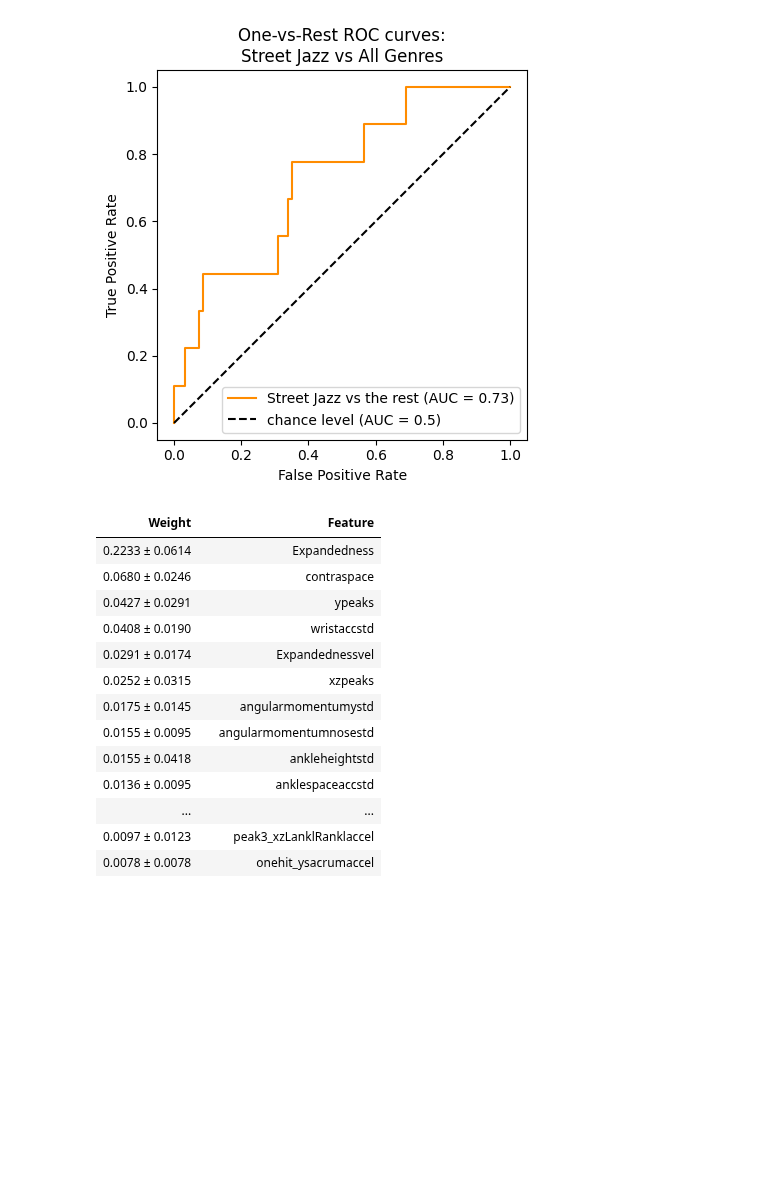
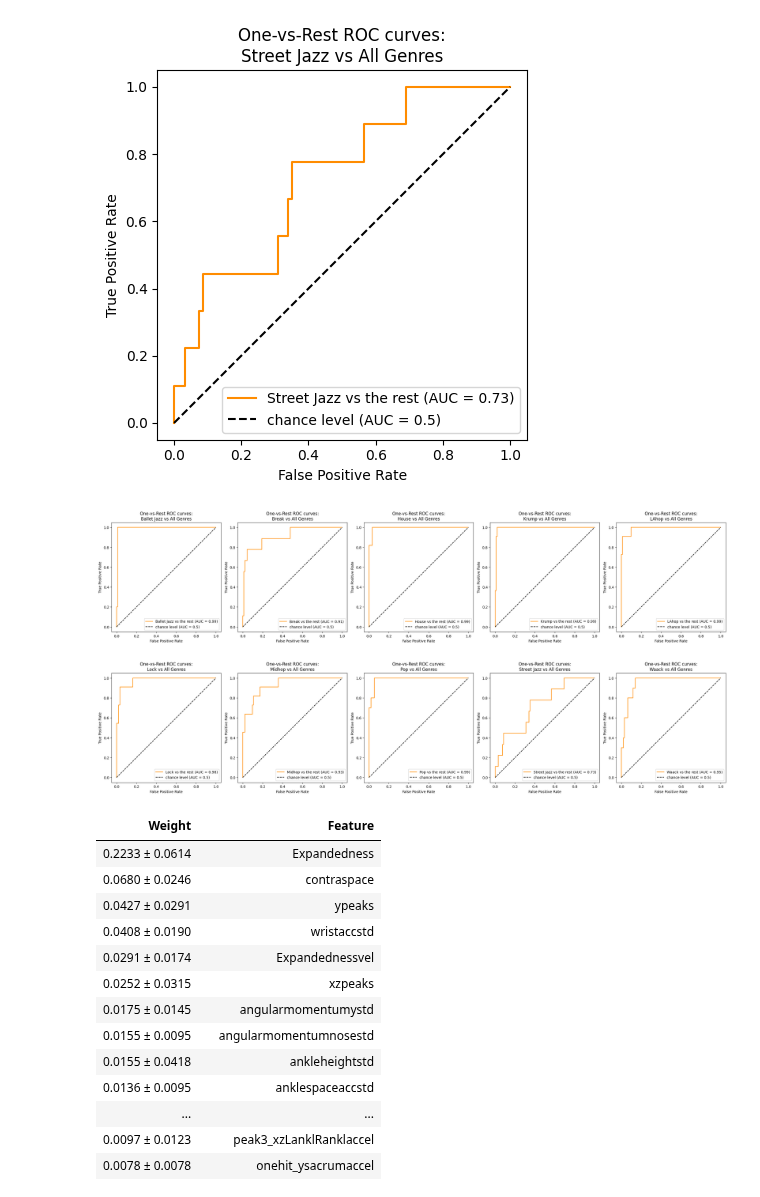
Before and after one commit to tBenBaker/MovementClassifier, a Jupyter notebook: DanceProj1/notebooks/03_inspectiondraft.ipynb, the cells around one changed output. Saved outputs shown, nothing was run; the diff lists cells and outputs as text; code cells hidden in the pictures; blank space fills up the shorter version.

Commit message:
roc per genre

```diff
--- a/DanceProj1/notebooks/03_inspectiondraft.ipynb
+++ b/DanceProj1/notebooks/03_inspectiondraft.ipynb
@@ -99,6 +99,7 @@ array([0, 1, 2, 3, 4, 5, 6, 7, 8, 9])
 from sklearn.preprocessing import LabelBinarizer
 from sklearn.metrics import RocCurveDisplay
 
+labels = yprobdf['True_Label'].unique()
 genre_mapping = {0: 'Ballet Jazz', 1: 'Break', 2: 'House', 3: 'Krump', 4: 'LAhop', 5: 'Lock', 6: 'Midhop', 7: 'Pop', 8: 'Street Jazz', 9: 'Waack'}
 
 def map_labels_to_genres(labels, mapping):
@@ -130,6 +131,51 @@ plt.legend()
 plt.show()
 # %% [output]
 [figure]
+# %%
+#roc curves, 2 by five figure of each genre vs all genres
+from sklearn.preprocessing import LabelBinarizer
+from sklearn.metrics import RocCurveDisplay
+import matplotlib.pyplot as plt
+import matplotlib.lines as mlines
+
+
+labels = yprobdf['True_Label'].unique()
+genre_mapping = {0: 'Ballet Jazz', 1: 'Break', 2: 'House', 3: 'Krump', 4: 'LAhop', 5: 'Lock', 6: 'Midhop', 7: 'Pop', 8: 'Street Jazz', 9: 'Waack'}
+
+def map_labels_to_genres(labels, mapping):
+    return [mapping[label] for label in labels]
+
+# Transform the y_test labels back to genre names
+y_test_genres = map_labels_to_genres(y_test, genre_mapping)
+
+# Use the genre names with the LabelBinarizer
+label_binarizer = LabelBinarizer().fit(list(genre_mapping.values()))
+y_onehot_test = label_binarizer.transform(y_test_genres)
+
+fig, axes = plt.subplots(2, 5, figsize=(25, 12))
+axes = axes.ravel()
+
+for idx, genre in enumerate(labels):
+    class_id = np.flatnonzero(label_binarizer.classes_ == genre)[0]
+    RocCurveDisplay.from_predictions(
+        y_onehot_test[:, class_id],
+        y_proba_pred[:, class_id],
+        name=f"{genre} vs the rest",
+        color="darkorange",
+        ax=axes[idx]
+    )
+    axes[idx].plot([0, 1], [0, 1], "k--", label="chance level (AUC = 0.5)")
+    axes[idx].axis("square")
+    axes[idx].set_xlabel("False Positive Rate")
+    axes[idx].set_ylabel("True Positive Rate")
+    axes[idx].set_title(f"One-vs-Rest ROC curves:\n{genre} vs All Genres")
+    axes[idx].legend()
+
+
+plt.tight_layout()
+plt.show()
+# %% [output]
+[figure, added]
 # %%
 # we can use shap.approximate_interactions to guess which features
 # may interact with age
```
